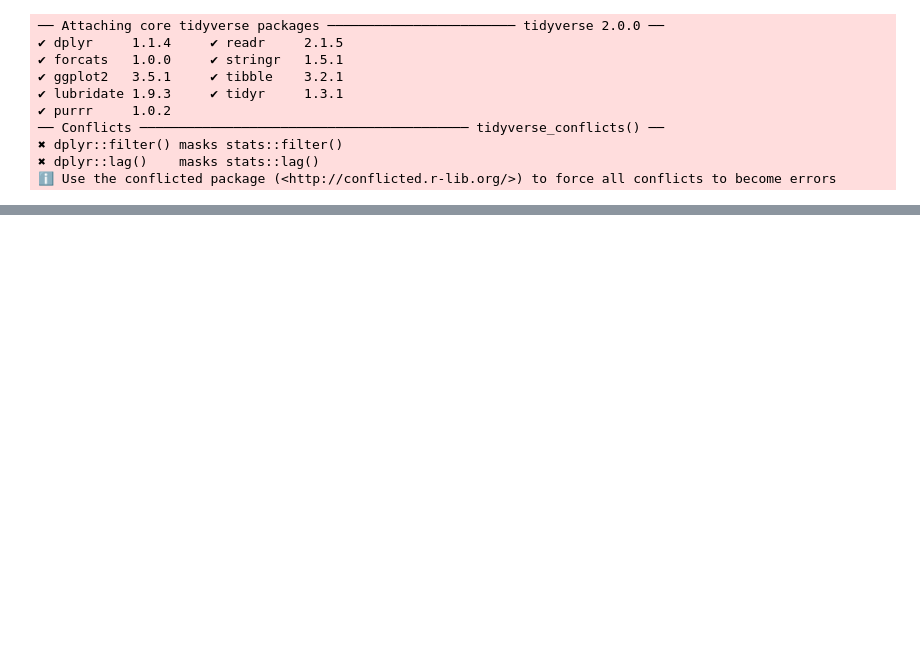
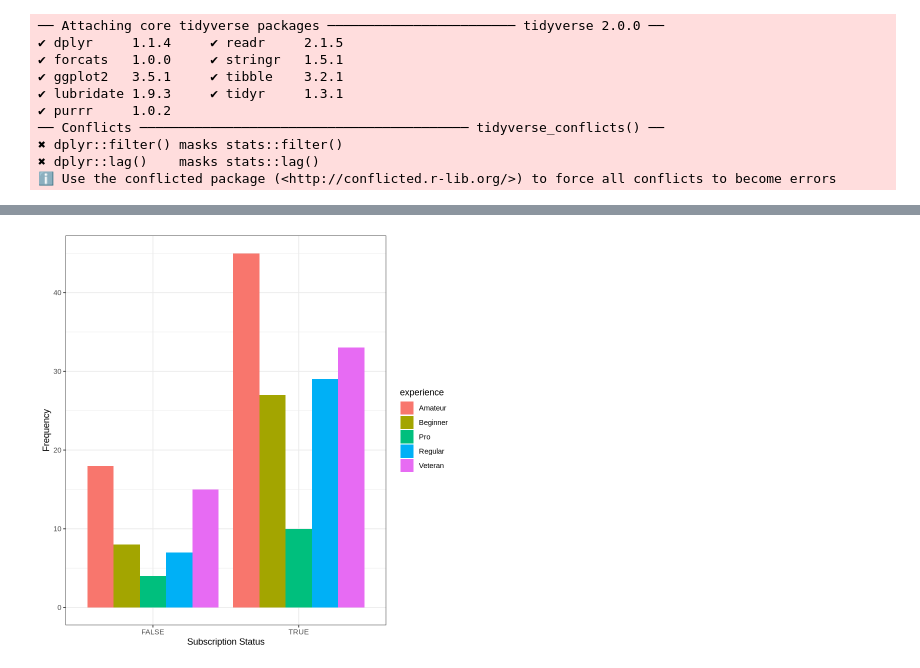
Before and after one commit to ranenmichal/project_dsci_100, a Jupyter notebook: Untitled.ipynb, the cells around one changed output, grey strips where cells are left out. Cells and saved outputs as stored; diff of their text form; code cells hidden in the pictures; blank space fills up the shorter version.

```diff
--- a/Untitled.ipynb
+++ b/Untitled.ipynb
@@ -36,0 +124,8 @@ A data.frame: 196 × 7
+# %%
+library(dplyr)
+
+players.wrangled <- players |>
+  group_by(subscribe) |>
+  count(experience, name = "n")
+
+players.wrangled
@@ -36,0 +146,12 @@ A data.frame: 196 × 7
+# %%
+library(ggplot2)
+
+players_3 <- ggplot(data = players.wrangled, aes(x = subscribe, y = n, fill = experience)) +
+  geom_bar(stat = "identity", position = position_dodge()) +
+  ylab("Frequency") +
+  xlab("Subscription Status") +
+  theme_bw()
+
+players_3
+# %% [output]
+[figure, added]
```
Also changed, not shown: parts of 6 cells of this notebook.
